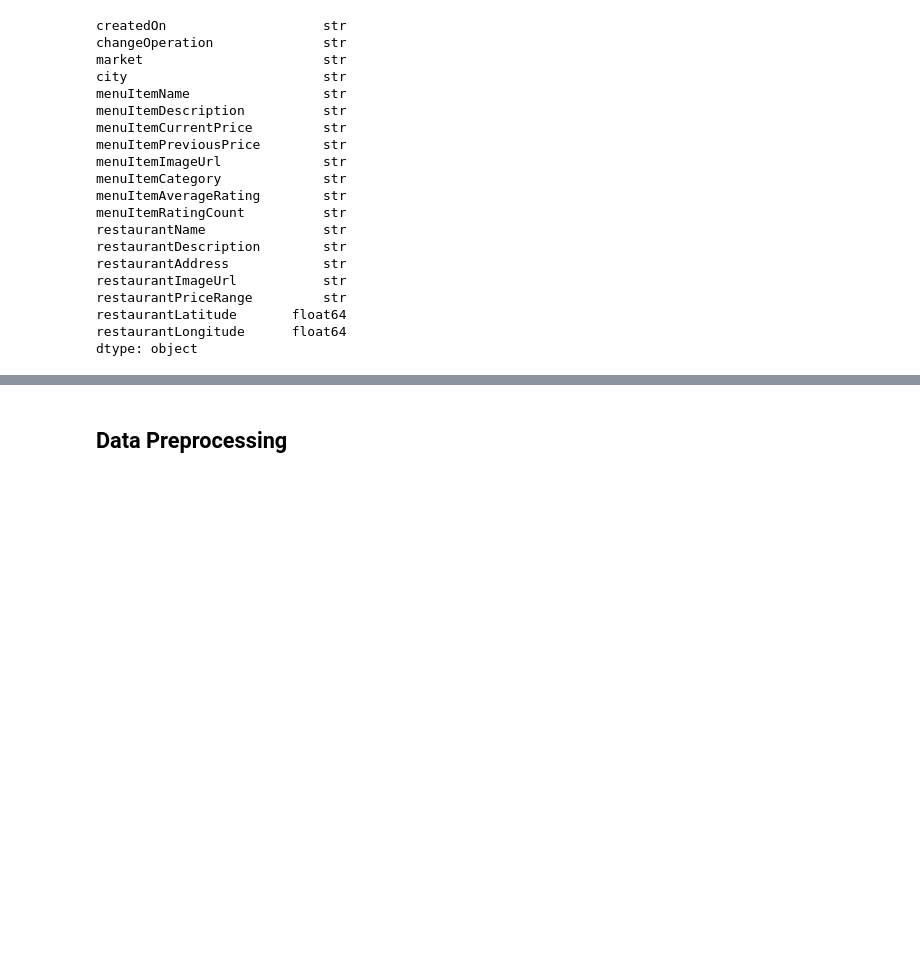
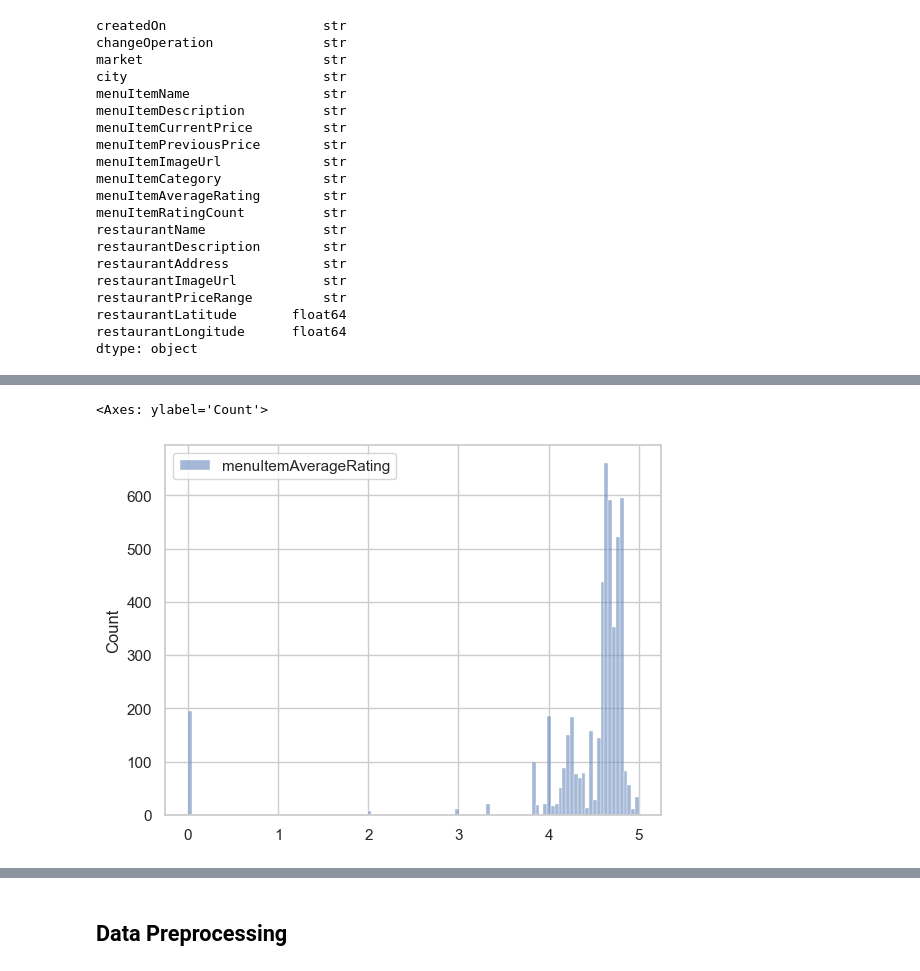
Before and after one commit to dpwrag/le-rag, a Jupyter notebook: data/data_preprocessing.ipynb, the cells around one changed output, grey strips where cells are left out. Saved outputs shown, nothing was run; the diff lists cells and outputs as text; code cells hidden in the pictures; blank space fills up the shorter version.

```diff
--- a/data/data_preprocessing.ipynb
+++ b/data/data_preprocessing.ipynb
@@ -110,0 +226,5 @@ Length: 1, dtype: str
+# %%
+sns.histplot(df[["menuItemAverageRating"]])
+# %% [output]
+<Axes: ylabel='Count'>
+[figure, added]
```
Also changed, not shown: parts of 49 cells of this notebook, 1 other file.
